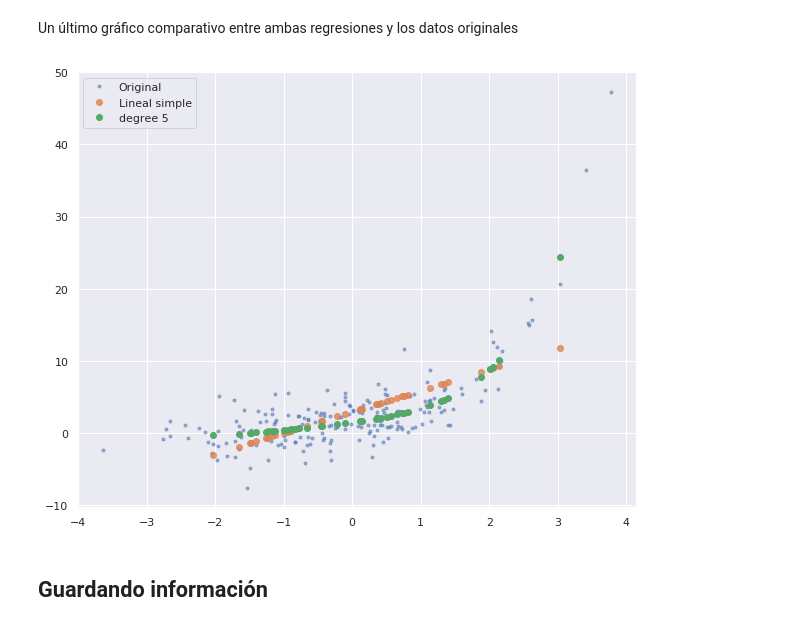
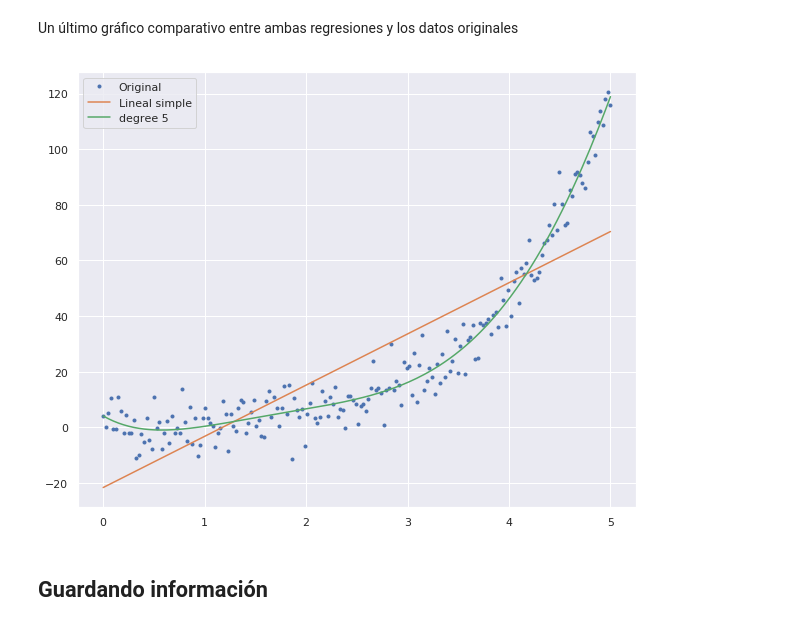
Before and after one commit to PablodelaCuesta/Machine_learning, a Jupyter notebook: Part_2_Regression (Supervised)/2_Polynomial_regression/Theory.ipynb, the cells around one changed output. Cells and saved outputs as stored; diff of their text form; code cells hidden in the pictures.

```diff
--- a/Part_2_Regression (Supervised)/2_Polynomial_regression/Theory.ipynb
+++ b/Part_2_Regression (Supervised)/2_Polynomial_regression/Theory.ipynb
@@ -54,14 +47,12 @@ from sklearn.linear_model import LinearRegression
 regressor = LinearRegression()
 
 # Reshape the data
-X_train = np.reshape(a=X_train, newshape=(-1, 1))
-X_test = np.reshape(a=X_test, newshape=(-1, 1))
-y_train = np.reshape(a=y_train, newshape=(-1, 1))
-y_test = np.reshape(a=y_test, newshape=(-1, 1))
+X = np.reshape(a=X, newshape=(-1, 1))
+y = np.reshape(a=y, newshape=(-1, 1))
 
 # fitting
-regressor.fit(X_train, y_train)
-y_pred = regressor.predict(X_test)
+regressor.fit(X, y)
+y_pred = regressor.predict(X)
 # %% [markdown]
 ### Visualización de los resultados
 # %%
@@ -119,12 +110,12 @@ poly_reg = PolynomialFeatures(degree = 2)
 regressor_2 = LinearRegression()
 
 # fit transform
-X_poly_train = poly_reg.fit_transform(X_train)
-poly_reg.fit(X_poly_train, y_train)
+X_poly = poly_reg.fit_transform(X)
+poly_reg.fit(X_poly, y)
 
 # predict
-regressor_2.fit(X_poly_train, y_train)
-y_pred_poly = regressor_2.predict(poly_reg.fit_transform(X_test))
+regressor_2.fit(X_poly, y)
+y_pred_poly = regressor_2.predict(poly_reg.fit_transform(X))
 # %%
 # Visualizando la predicción
 plt.plot(X, y, marker='.', linestyle='none')
@@ -157,11 +148,11 @@ plt.plot(X, y,
 # Modelo
 for count, degree in enumerate([3, 4, 5]):
     model = make_pipeline(PolynomialFeatures(degree), LinearRegression())
-    model.fit(X_train, y_train)
-    y_pred_poly = model.predict(X_test)
-    plt.plot(X_test, y_pred_poly,
-             color=colors[count], linestyle='none', marker='.',
-             label="degree %d" % degree, alpha=0.6)
+    model.fit(X, y)
+    y_pred_poly = model.predict(X)
+    plt.plot(X, y_pred_poly,
+             color=colors[count], linestyle='-',
+             label="degree %d" % degree)
 plt.legend()
 plt.show()
 # %% [output]
@@ -198,23 +189,23 @@ Un último gráfico comparativo entre ambas regresiones y los datos originales
 # %%
 plt.figure(figsize=(10,8))
 
 #original
 plt.plot(X, y,
          marker='.', linestyle='none',
-         label='Original', alpha=0.5)
+         label='Original')
 # Regresión lineal simple
-plt.plot(X_test, y_pred, marker='o',
-         linestyle='none', label='Lineal simple', alpha=0.8)
+plt.plot(X, y_pred,
+         linestyle='-', label='Lineal simple')
 
 # Regresión polinómica
-plt.plot(np.sort(X_test), np.sort(y_pred_poly),
-             linestyle='none', marker='o',
-             label="degree %d" % degree, alpha=1)
+plt.plot(X, y_pred_poly,
+             linestyle='-',
+             label="degree %d" % degree)
 
 plt.legend()
 plt.show()
 # %% [output]
-[figure, old version]
+[figure, new version]
 # %% [markdown]
 ## Guardando información
 # %%
```
Also changed, not shown: parts of 9 cells of this notebook, 3 other files.
